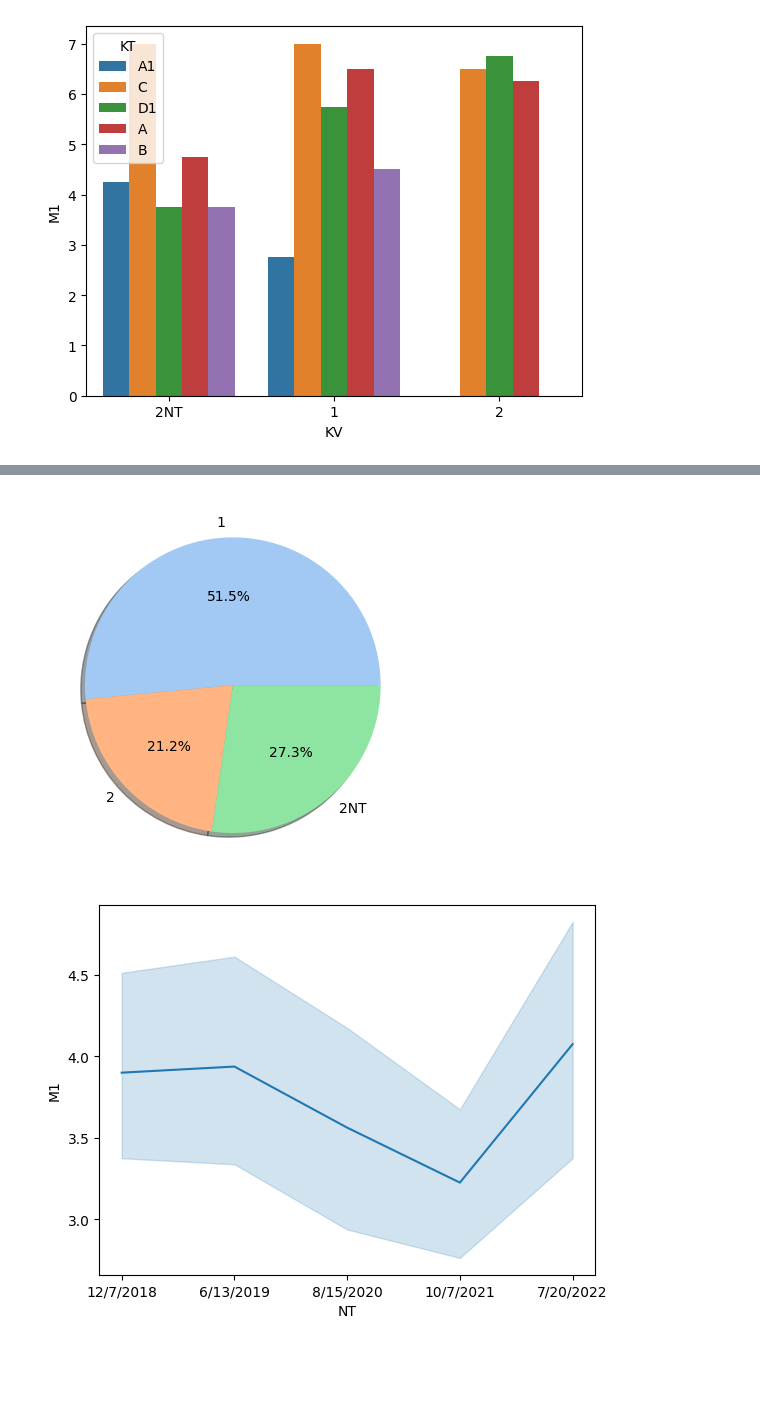
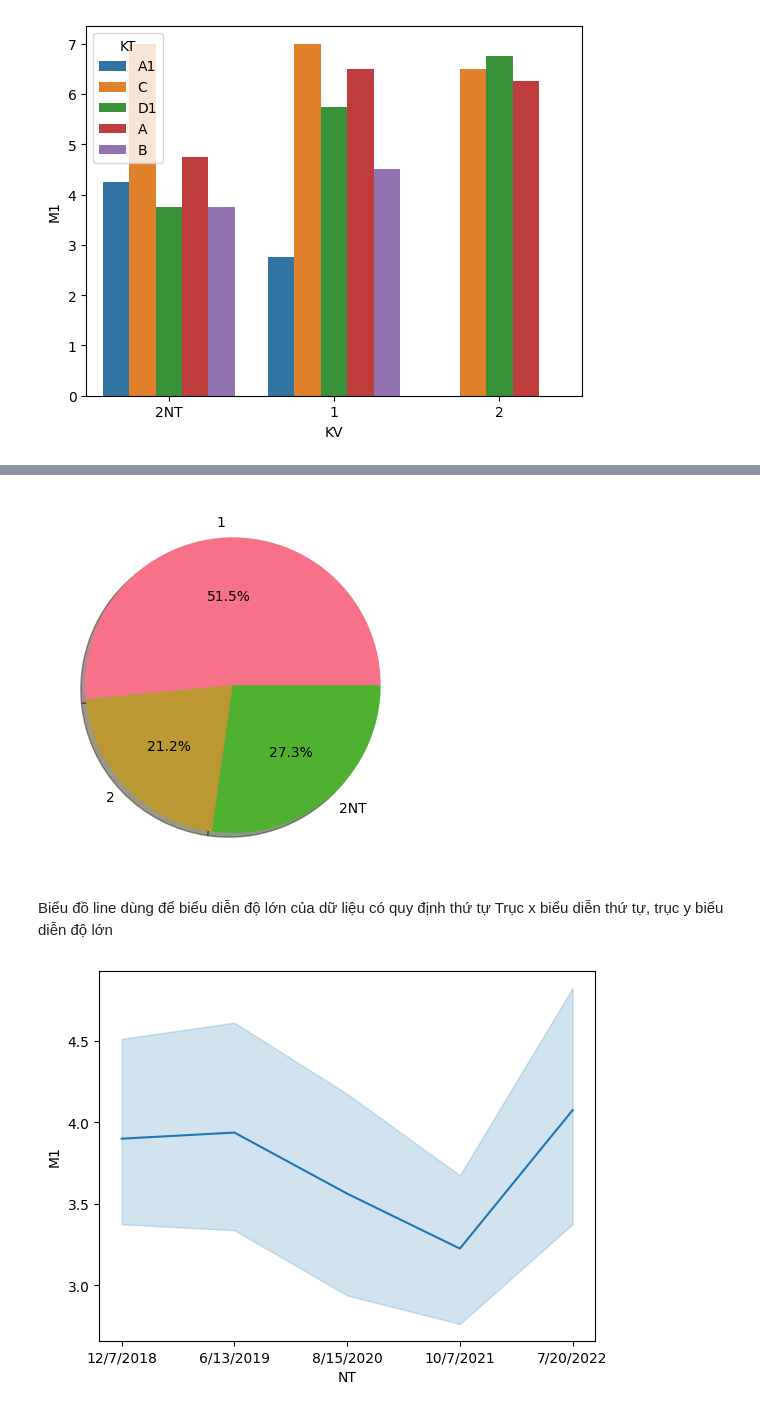
Before and after one commit to bloghaynhat/nmptdlai, a Jupyter notebook: Tuan02.ipynb, the cells around one changed output, grey strips where cells are left out. Saved outputs shown, nothing was run; the diff lists cells and outputs as text; code cells hidden in the pictures; blank space fills up the shorter version.

```diff
--- a/Tuan02.ipynb
+++ b/Tuan02.ipynb
@@ -262,17 +315,20 @@ plt.show()
 # %%
 gb = df.groupby(['KV'])['PLUS'].agg(['sum'])
 
 labels = gb.index
 data = list(gb['sum'])
 
-colors = sns.color_palette('pastel') # Tạo bảng màu
+colors = sns.color_palette('husl') # Tạo bảng màu
 
 plt.pie(data, labels=labels, colors=colors,
         autopct='%1.1f%%', shadow=True)
 
 plt.show()
 # %% [output]
-[figure, old version]
+[figure, new version]
+# %% [markdown]
+Biểu đồ line dùng để biểu diễn độ lớn của dữ liệu có quy định thứ tự
+Trục x biểu diễn thứ tự, trục y biểu diễn độ lớn
 # %%
 sns.lineplot(x='NT', y='M1', data=df)
 plt.show()
```
Also changed, not shown: parts of 16 cells of this notebook, 2 other files.
